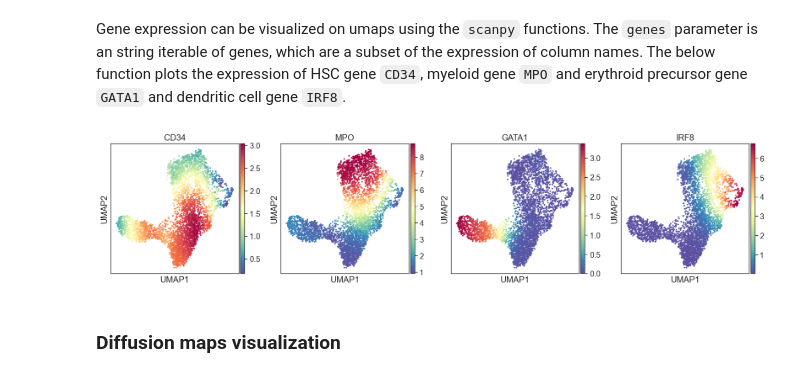
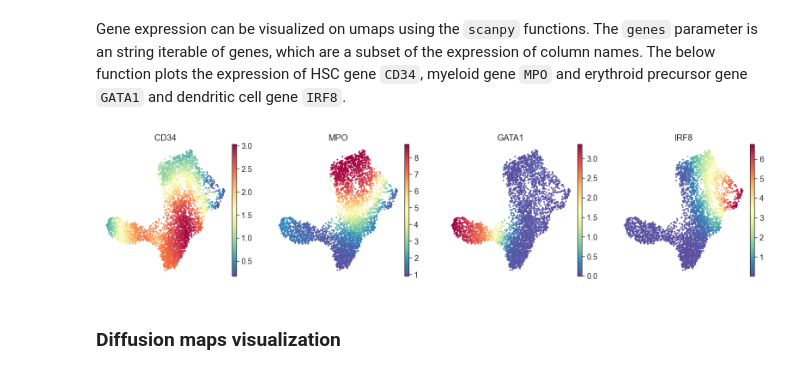
Before and after one commit to dpeerlab/Palantir, a Jupyter notebook: notebooks/Palantir_sample_notebook.ipynb, the cells around one changed output. Cells and saved outputs as stored; diff of their text form; code cells hidden in the pictures.

```diff
--- a/notebooks/Palantir_sample_notebook.ipynb
+++ b/notebooks/Palantir_sample_notebook.ipynb
@@ -139,4 +151,4 @@ sc.pl.embedding(ad, basis="umap")
 # %% [markdown]
 <a href="https://github.com/pkathail/magic">MAGIC</a> is an imputation technique developed in the Pe'er lab for single cell data imputation. Palantir uses MAGIC to impute the data for visualization and determining gene expression trends.
 # %%
-palantir.utils.run_magic_imputation(ad)
+imputed_X = palantir.utils.run_magic_imputation(ad)
@@ -158,11 +156,15 @@ matrix([[0.26150373, 1.7726814 , 0.8947908 , ..., 1.0194885 , 0.22148633,
 Gene expression can be visualized on umaps using the `scanpy` functions. The `genes` parameter is an string iterable of genes, which are a subset of the expression of column names. The below function plots the expression of HSC gene `CD34`, myeloid gene `MPO` and erythroid precursor gene `GATA1` and  dendritic cell gene `IRF8`.
 # %%
 sc.pl.embedding(
-    ad, basis="umap", layer="MAGIC_imputed_data", color=["CD34", "MPO", "GATA1", "IRF8"]
+    ad,
+    basis="umap",
+    layer="MAGIC_imputed_data",
+    color=["CD34", "MPO", "GATA1", "IRF8"],
+    frameon=False,
 )
 plt.show()
 # %% [output]
-[figure, old version]
+[figure, new version]
 # %% [markdown]
 ### Diffusion maps visualization
 # %% [markdown]
```
Also changed, not shown: parts of 18 cells of this notebook.
